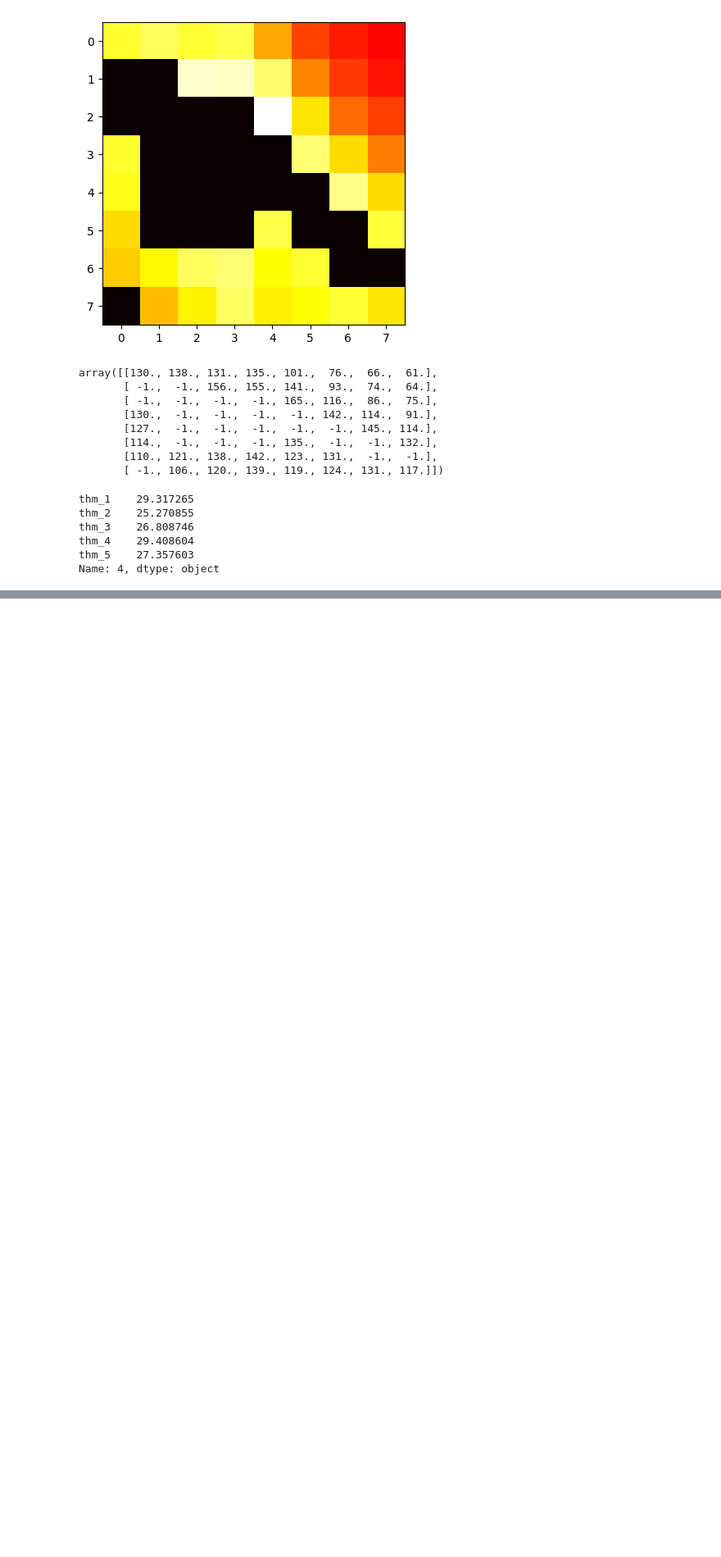
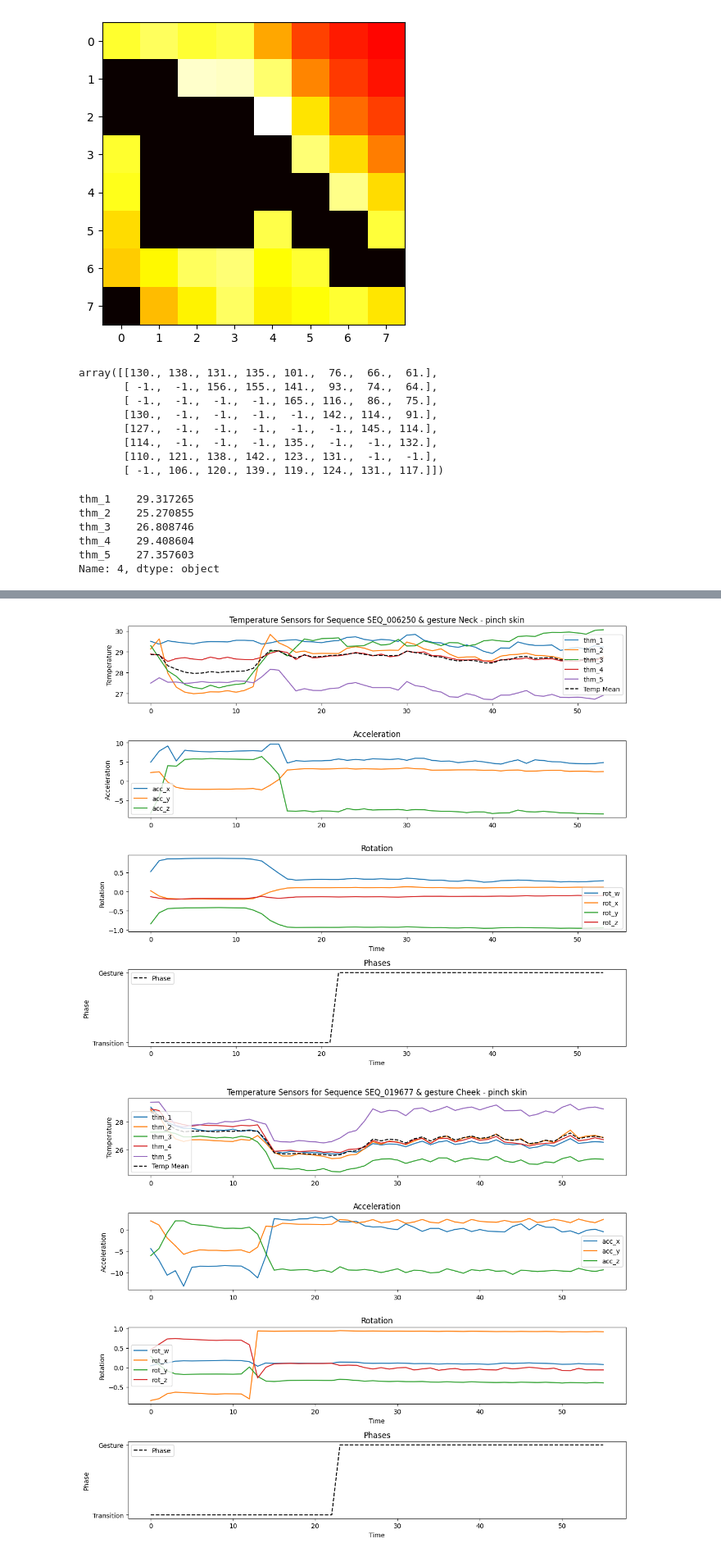
Before and after one commit to kkkamur07/food103seg-calories, a Jupyter notebook: notebooks/experiment.ipynb, the cells around one changed output, grey strips where cells are left out. Shown at 82% size. Cells and saved outputs as stored; diff of their text form; code cells hidden in the pictures; blank space fills up the shorter version.

```diff
--- a/notebooks/experiment.ipynb
+++ b/notebooks/experiment.ipynb
@@ -119,0 +131,6 @@ Name: 4, dtype: object
+# %%
+## Sequences into frequency domain
+
+sequences = data["sequence_id"].unique().tolist()
+sampled_sequences = np.random.choice(sequences, size=10, replace=False).tolist()  # Randomly sample 1000 sequences
+len(sequences)
@@ -119,0 +139,2 @@ Name: 4, dtype: object
+# %%
+seq_data = data[data["sequence_id"] == sampled_sequences[1]]
@@ -119,0 +159,49 @@ Name: 4, dtype: object
+# %%
+for seq in sampled_sequences:
+    seq_data = data[data["sequence_id"] == seq]
+    temp = seq_data.loc[:, "thm_1":"thm_5"].values
+    acceleration = seq_data.loc[:, "acc_x":"acc_z"].values
+    rotation = seq_data.loc[:, "rot_w":"rot_z"].values
+    temp_mean = np.mean(temp, axis=1)
+    phases = seq_data["phase"].map({"Transition": 0, "Gesture": 1}).values
+
+    phase_colors = {'gesture': '#d0f0c0', 'transition': '#f4cccc'}
+
+    plt.figure(figsize=(12, 10))
+
+
+    ax1 = plt.subplot(4, 1, 1)
+    ax1.plot(temp)
+    ax1.plot(temp_mean, color='black', linestyle='--', label='Temp Mean')
+    ax1.set_title(f"Temperature Sensors for Sequence {seq} & gesture {seq_data['gesture'].values[0]}")
+    ax1.set_ylabel("Temperature")
+    ax1.legend(["thm_1", "thm_2", "thm_3", "thm_4", "thm_5", "Temp Mean"])
+
+    ax2 = plt.subplot(4, 1, 2)
+    ax2.plot(acceleration)
+    ax2.set_title("Acceleration")
+    ax2.set_ylabel("Acceleration")
+    ax2.legend(["acc_x", "acc_y", "acc_z"])
+
+    ax3 = plt.subplot(4, 1, 3)
+    ax3.plot(rotation)
+    ax3.set_title("Rotation")
+    ax3.set_xlabel("Time")
+    ax3.set_ylabel("Rotation")
+    ax3.legend(["rot_w", "rot_x", "rot_y", "rot_z"])
+
+    ax4 = plt.subplot(4, 1, 4)
+    ax4.plot(phases, color='black', linestyle='--', label='Phase')
+    ax4.set_title("Phases")
+    ax4.set_xlabel("Time")
+    ax4.set_ylabel("Phase")
+    ax4.set_yticks([0, 1])
+    ax4.set_yticklabels(['Transition', 'Gesture'])
+    ax4.legend()
+
+
+    plt.tight_layout()
+    plt.show()
+# %% [output]
+[figure, added]
+[figure, added]
```
Also changed, not shown: parts of 5 cells of this notebook.
